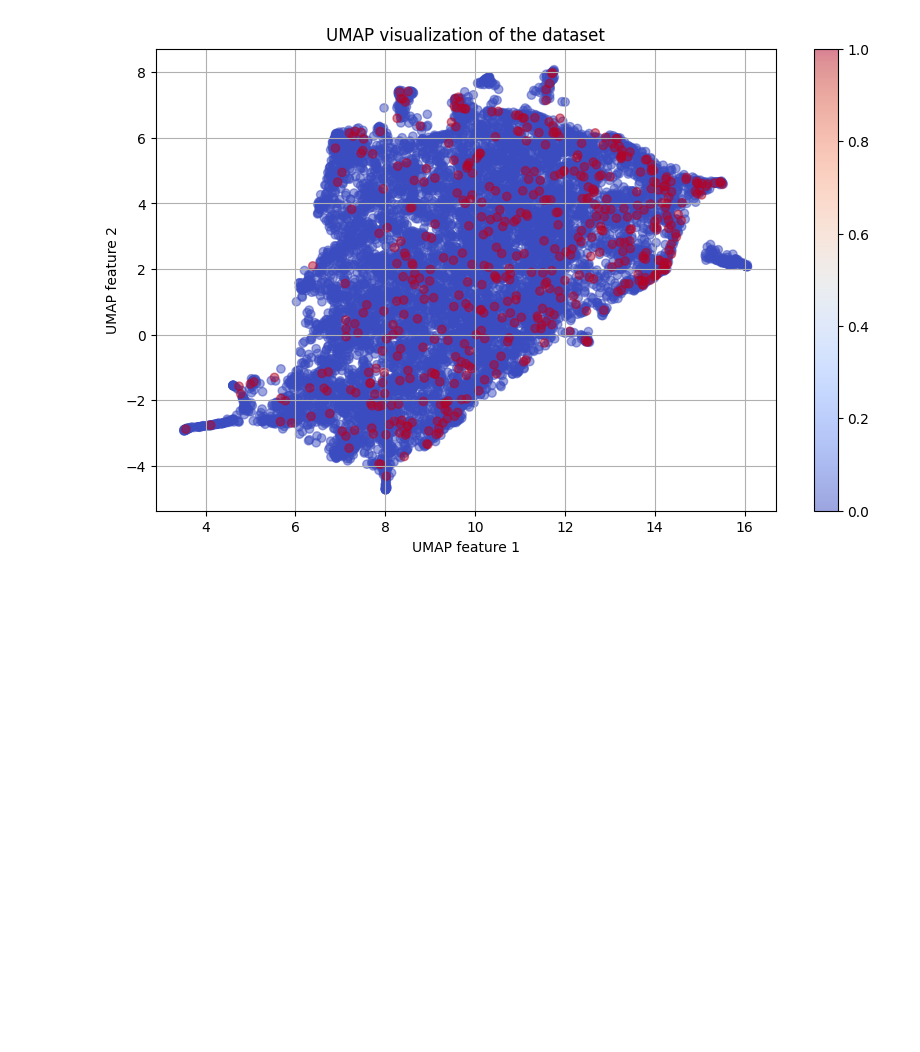
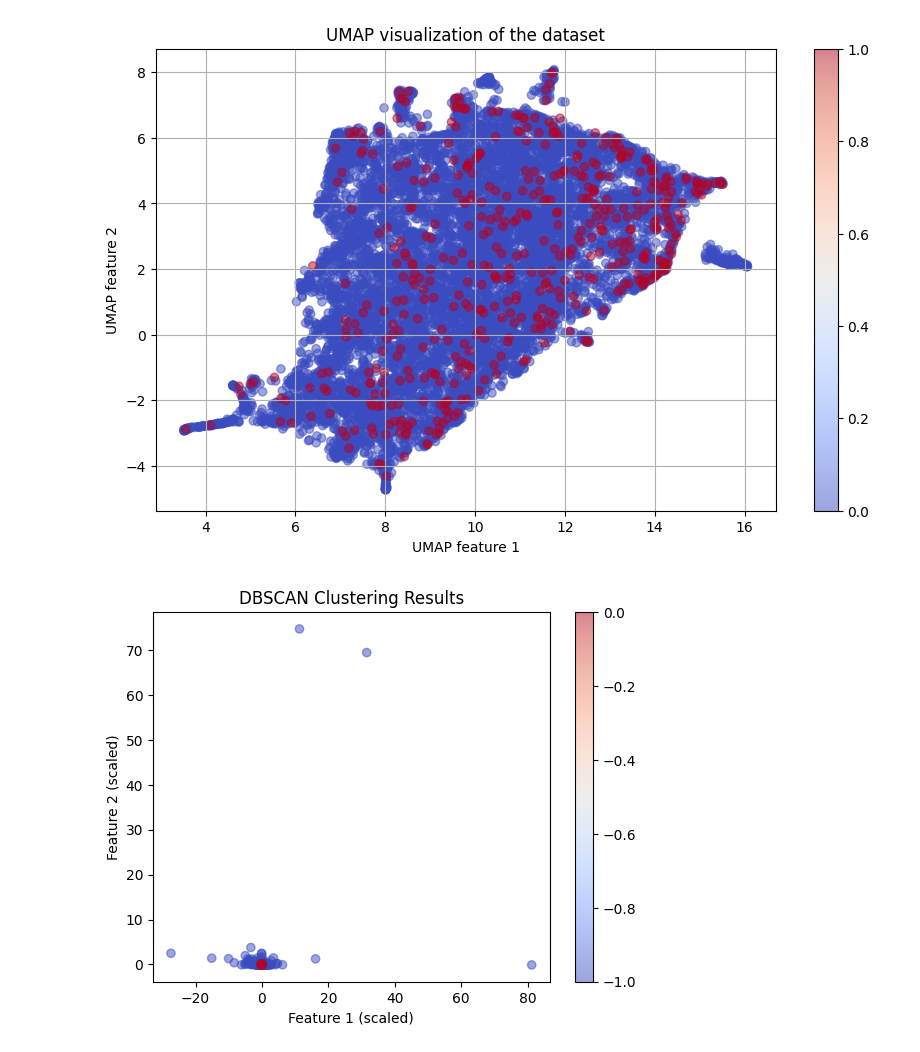
Before and after one commit to Saketh991/feature_engineering_ml_project, a Jupyter notebook: preprocess.ipynb, the cells around one changed output. Saved outputs shown, nothing was run; the diff lists cells and outputs as text; code cells hidden in the pictures; blank space fills up the shorter version.

```diff
--- a/preprocess.ipynb
+++ b/preprocess.ipynb
@@ -272,3 +297,17 @@ plt.grid(True)
 plt.show()
 # %% [output]
 [figure]
+# %%
+# DBSCAN clustering
+dbscan = DBSCAN(eps=0.5, min_samples=20)  # These parameters might need adjustment based on the dataset
+clusters = dbscan.fit_predict(features_scaled)
+
+# Plotting the results
+plt.scatter(features_scaled[:, 0], features_scaled[:, 1], c=clusters, cmap='coolwarm', alpha=0.5)
+plt.title('DBSCAN Clustering Results')
+plt.xlabel('Feature 1 (scaled)')
+plt.ylabel('Feature 2 (scaled)')
+plt.colorbar()
+plt.show()
+# %% [output]
+[figure, added]
```
Also changed, not shown: parts of 6 cells of this notebook, 2 other files.
